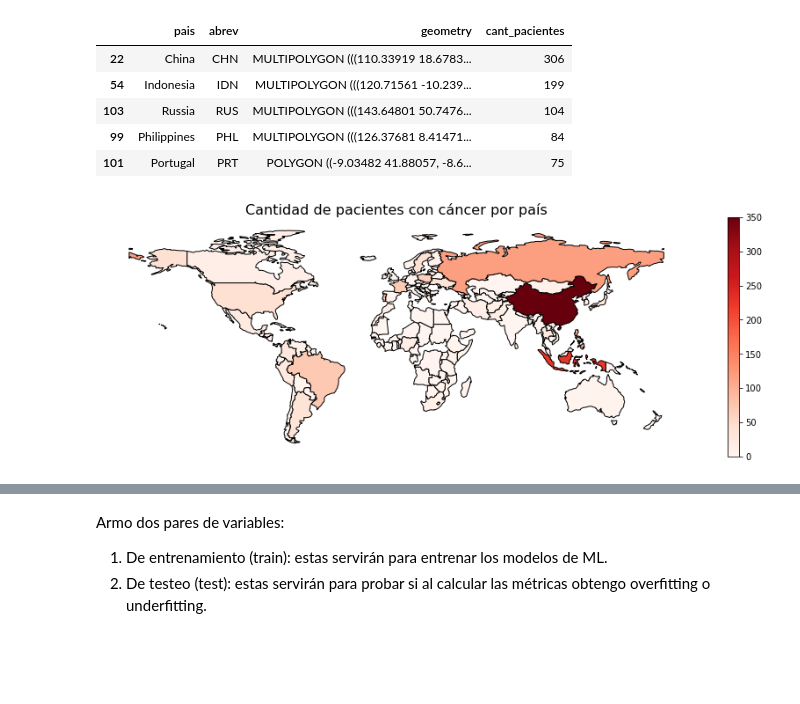
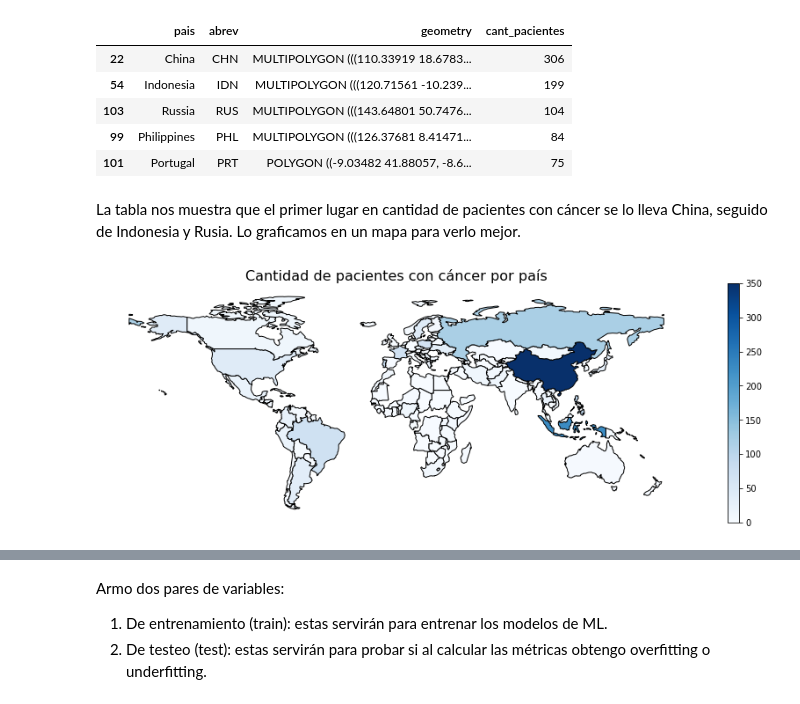
Before and after one commit to ailinvera/Data_Science, a Jupyter notebook: SegundaEntrega-Vera_Ailin/SegundaEntrega-Vera_Ailin.ipynb, the cells around one changed output, grey strips where cells are left out. Saved outputs shown, nothing was run; the diff lists cells and outputs as text; code cells hidden in the pictures; blank space fills up the shorter version.

```diff
--- a/SegundaEntrega-Vera_Ailin/SegundaEntrega-Vera_Ailin.ipynb
+++ b/SegundaEntrega-Vera_Ailin/SegundaEntrega-Vera_Ailin.ipynb
@@ -451,0 +99,5 @@ Para poder trabajar con mapas puedo utilizar la librería geopandas, que trabaja
+# %%
+### Cargo el archivo
+cancer_pulmon = pd.read_csv('C:/Users/175544/Desktop/Curso Coderhouse/Data Science/Avances PF/cancer_pulmon.csv',
+                               delimiter=';')
+cancer_pulmon.head()
@@ -451,0 +148,7 @@ Para poder trabajar con mapas puedo utilizar la librería geopandas, que trabaja
+# %%
+# Reemplazo los valores 1 y 2 de las columnas con no y sí respectivamente
+columnas = ['fumador','dedos_amarillos','ansiedad','presion_social',
+            'enfermedad_cronica','fatiga','alergias','sibilancia',
+            'consume_alcohol','tos','dificultad_respiratoria',
+            'dificultad_al_tragar','dolor_de_pecho','cancer_pulmon']
+cancer_pulmon[columnas] = cancer_pulmon[columnas].replace([1,2,"NO","YES"],["no","si","no","si"])
@@ -451,0 +254,10 @@ Para poder trabajar con mapas puedo utilizar la librería geopandas, que trabaja
+# %%
+### Reemplazamos los géneros que representan poco volumen
+
+cancer_pulmon.replace(['Non-binary', 'Polygender', 'Agender', 'Genderfluid',
+                        'Bigender', 'Genderqueer'], 'Other', inplace = True)
+
+generos1 = cancer_pulmon.groupby(by = 'genero').agg({'id':'count'}).reset_index()
+generos1.rename(columns = {'id':'cant_pacientes'}, inplace = True) ### Renombro la columna
+generos1['porcentaje'] = np.round((generos1['cant_pacientes']/2000)*100, 1) ### Porcentaje del total
+generos1.sort_values(by = 'cant_pacientes', ascending = False) ### Ordeno de mayor a menor
@@ -493,6 +459,6 @@ geo_countries.head()
 # %%
 ### Cruzo la base que tiene los polígonos con la base de pacientes a través de la columna 'pais'
-cruce_dataset = pd.merge(geo_countries, df_cancer_pulmon, how='left', on='pais')
+cruce_dataset = pd.merge(geo_countries, cancer_pulmon, how='left', on='pais')
 cruce_dataset.head()
 # %% [output]
 |  | abrev | pais | geometry | id | nombre | apellido | genero | edad | fumador | dedos_amarillos | ... |
@@ -532,23 +491,25 @@ geo_paises_si.sort_values('cant_pacientes', ascending = False).head() ### China
 | 103 | Russia | RUS | MULTIPOLYGON (((143.64801 50.7476... | 104 |
 | 99 | Philippines | PHL | MULTIPOLYGON (((126.37681 8.41471... | 84 |
 | 101 | Portugal | PRT | POLYGON ((-9.03482 41.88057, -8.6... | 75 |
+# %% [markdown]
+La tabla nos muestra que el primer lugar en cantidad de pacientes con cáncer se lo lleva China, seguido de Indonesia y Rusia. Lo graficamos en un mapa para verlo mejor.
 # %%
 ### Gráfico de mapas: se puede graficar usando simplemente un plot
 fig, ax = plt.subplots(figsize = (15, 5))
 
 vmin, vmax = 0, 350
 
-geo_paises_si.plot(ax=ax, column='cant_pacientes', cmap = 'Reds',
+geo_paises_si.plot(ax=ax, column='cant_pacientes', cmap = 'Blues',
                 linewidth=1, edgecolor='black')
 ax.axis('off')
 ax.set_title("Cantidad de pacientes con cáncer por país", fontsize=16)
 
 ### Armo la barra de colores
-sm = plt.cm.ScalarMappable(cmap='Reds',
+sm = plt.cm.ScalarMappable(cmap='Blues',
                            norm=plt.Normalize(vmin=vmin, vmax=vmax))
 
 sm._A = []
 
 cbar = fig.colorbar(sm)
 # %% [output]
-[figure, old version]
+[figure, new version]
```
Also changed, not shown: parts of 108 cells of this notebook, 3 other files.
